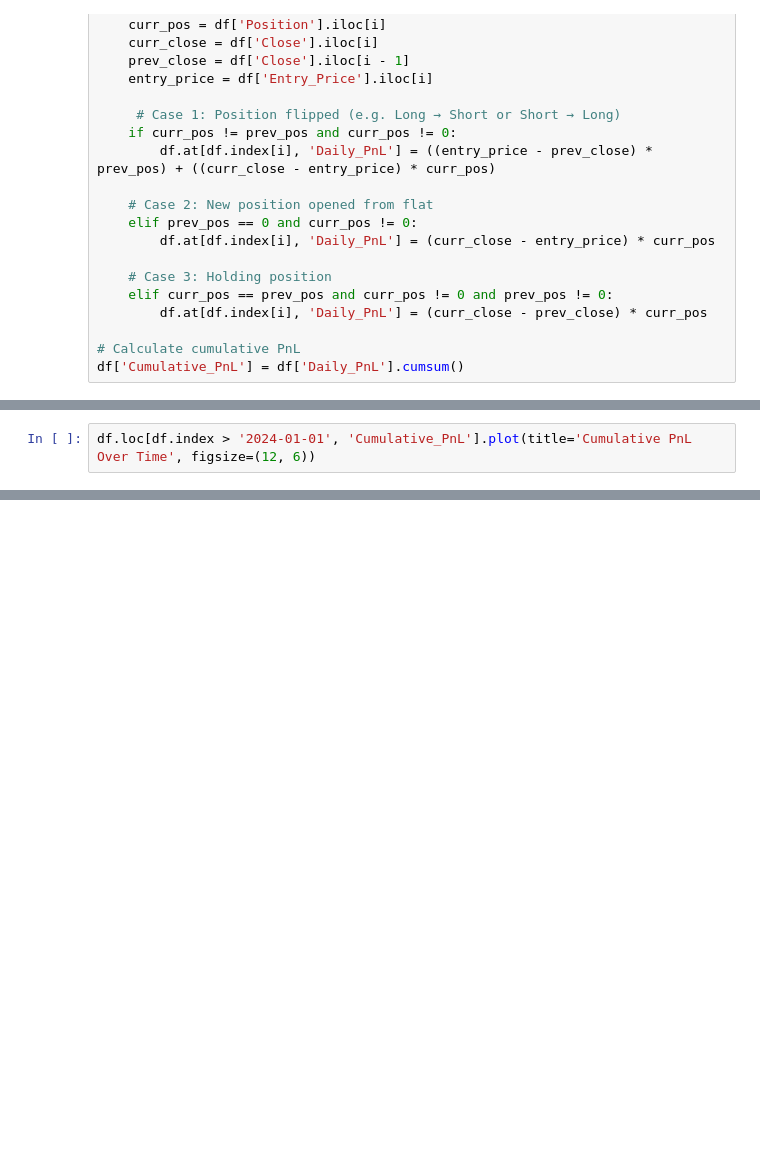
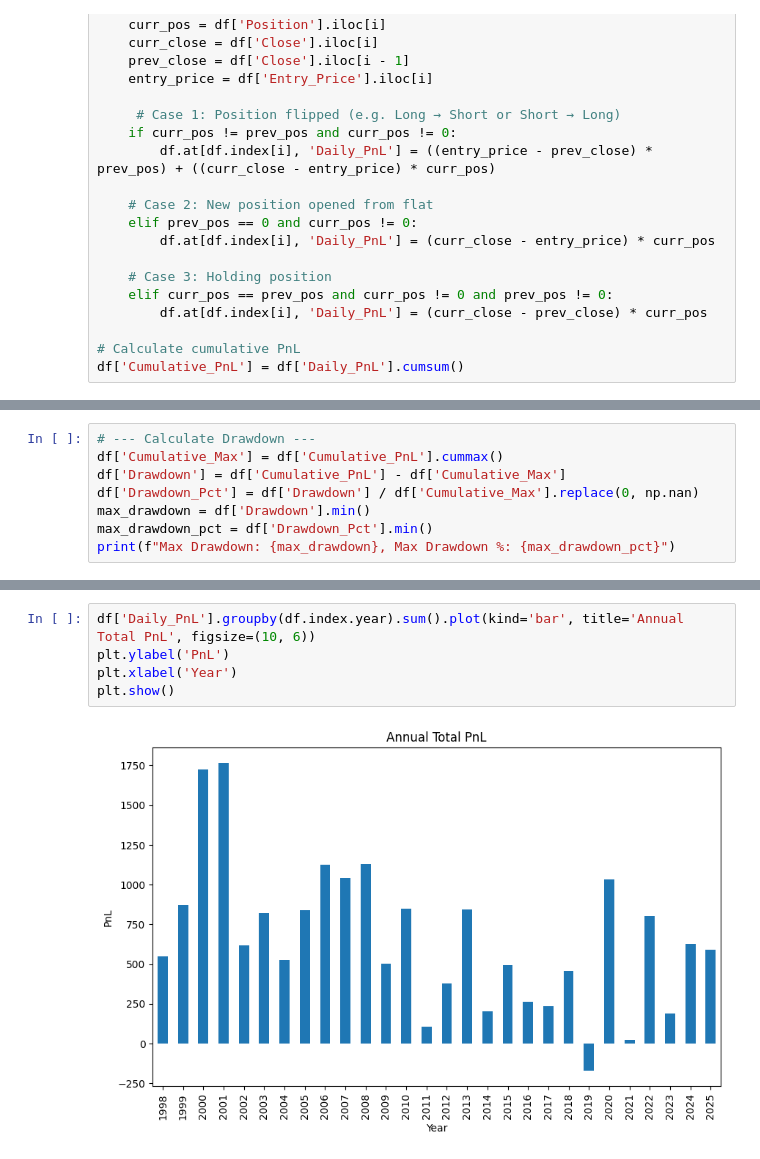
Before and after one commit to mgmytrasiewicz/trading-strategy-simulator, a Jupyter notebook: fw20.ipynb, the cells around one changed output, grey strips where cells are left out. Saved outputs shown, nothing was run; the diff lists cells and outputs as text; blank space fills up the shorter version.

```diff
--- a/fw20.ipynb
+++ b/fw20.ipynb
@@ -260,3 +208,9 @@ df.tail(10)
 # %%
-df.loc[df.index > '2024-01-01', 'Cumulative_PnL'].plot(title='Cumulative PnL Over Time', figsize=(12, 6))
+# --- Calculate Drawdown ---
+df['Cumulative_Max'] = df['Cumulative_PnL'].cummax()
+df['Drawdown'] = df['Cumulative_PnL'] - df['Cumulative_Max']
+df['Drawdown_Pct'] = df['Drawdown'] / df['Cumulative_Max'].replace(0, np.nan)
+max_drawdown = df['Drawdown'].min()
+max_drawdown_pct = df['Drawdown_Pct'].min()
+print(f"Max Drawdown: {max_drawdown}, Max Drawdown %: {max_drawdown_pct}")
 # %% [output]
@@ -264,0 +240,7 @@ df.loc[df.index > '2024-01-01', 'Cumulative_PnL'].plot(title='Cumulative PnL Ove
+# %%
+df['Daily_PnL'].groupby(df.index.year).sum().plot(kind='bar', title='Annual Total PnL', figsize=(10, 6))
+plt.ylabel('PnL')
+plt.xlabel('Year')
+plt.show()
+# %% [output]
+[figure, added]
```
Also changed, not shown: parts of 11 cells of this notebook.
